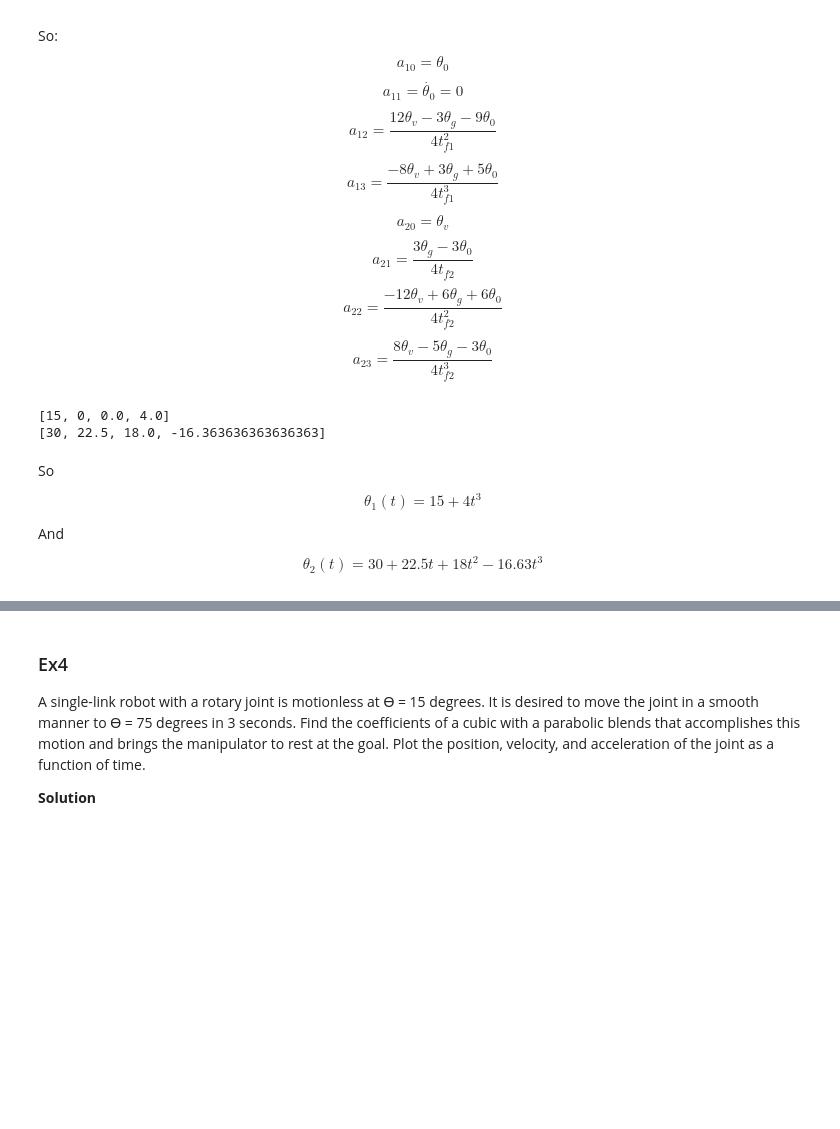
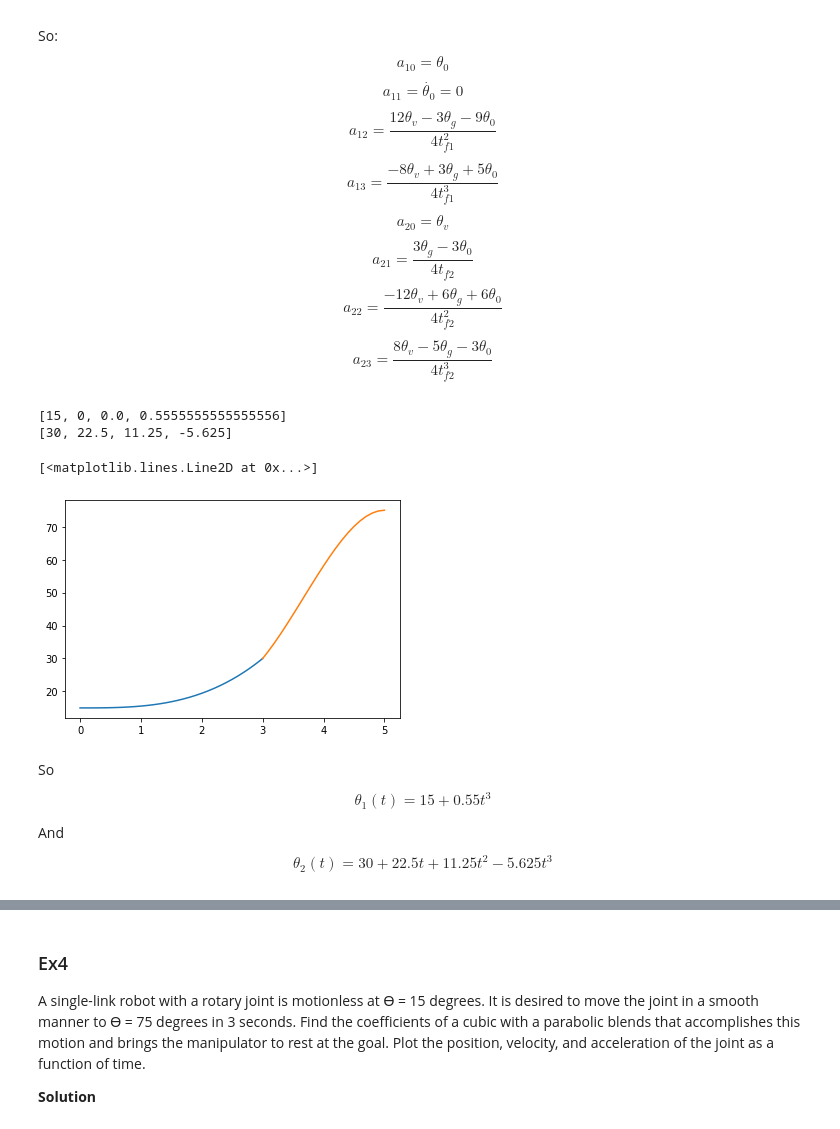
Before and after one commit to sbme-tutorials/Robotics-Notebooks, a Jupyter notebook: 3- Time and Motion.ipynb, the cells around one changed output, grey strips where cells are left out. Drawn from its saved outputs; the diff is of its cells as text; code cells hidden in the pictures; blank space fills up the shorter version.

```diff
--- a/3- Time and Motion.ipynb
+++ b/3- Time and Motion.ipynb
@@ -213,30 +217,43 @@ t_f2 = 2
 # Coeffs
 a10 = th_0
 a11 = 0
-a12 = (12*th_v - 3*th_g - 9*th_0)/(4*t_f1^2)
-a13 = (-8*th_v + 3*th_g + 5*th_0)/(4*t_f1^3)
+a12 = (12*th_v - 3*th_g - 9*th_0)/(4*t_f1**2)
+a13 = (-8*th_v + 3*th_g + 5*th_0)/(4*t_f1**3)
 
 a20 = th_v
 a21 = (3*th_g - 3*th_0)/(4*t_f2)
-a22 = (-12*th_v + 6*th_g + 6*th_0)/(4*t_f2^2)
-a23 = (8*th_v - 5*th_g - 3*th_0)/(4*t_f2^3)
+a22 = (-12*th_v + 6*th_g + 6*th_0)/(4*t_f2**2)
+a23 = (8*th_v - 5*th_g - 3*th_0)/(4*t_f2**3)
 
 theta1_coeff = [a10, a11, a12, a13]
 theta2_coeff = [a20, a21, a22, a23]
 print(theta1_coeff)
 print(theta2_coeff)
 # %% [output]
-[15, 0, 0.0, 4.0]
-[30, 22.5, 18.0, -16.363636363636363]
+[15, 0, 0.0, 0.5555555555555556]
+[30, 22.5, 11.25, -5.625]
+# %%
+t1 = np.arange(0, 3.01, 0.1)
+t2 = np.arange(0, 2.01, 0.1)
+theta1_func = lambda t: a10+a11*t + a12*(t**2) + a13 * (t**3)
+theta2_func = lambda t: a20+a21*t + a22*(t**2) + a23 * (t**3)
+theta1 = [theta1_func(i) for i in t1]
+theta2 = [theta2_func(i) for i in t2]
+# %%
+plt.plot(t1, theta1)
+plt.plot(t_f1+t2, theta2)
+# %% [output]
+[<matplotlib.lines.Line2D at 0x...>]
+[figure, added]
 # %% [markdown]
 So
 
 $$
-\theta_1(t) = 15 + 4t^3
+\theta_1(t) = 15 + 0.55t^3
 $$
 
 And
 
 $$
-\theta_2(t) = 30 + 22.5 t + 18 t^2 - 16.63 t^3
+\theta_2(t) = 30 + 22.5 t + 11.25 t^2 - 5.625 t^3
 $$
```
Also changed, not shown: parts of 4 cells of this notebook.
